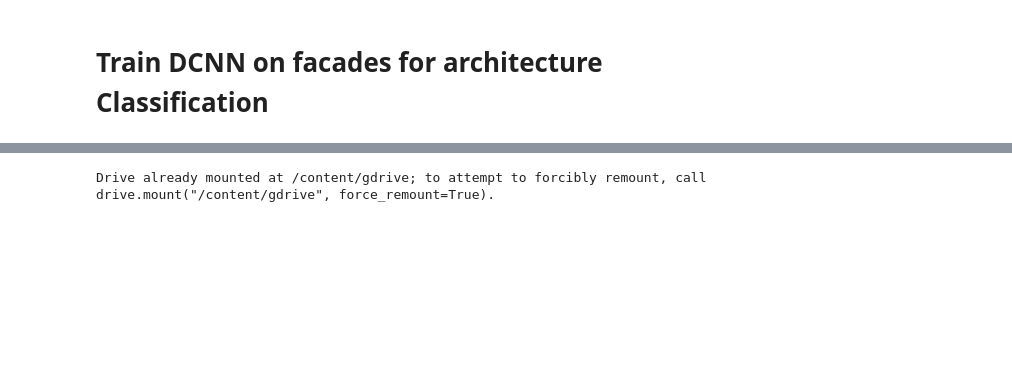
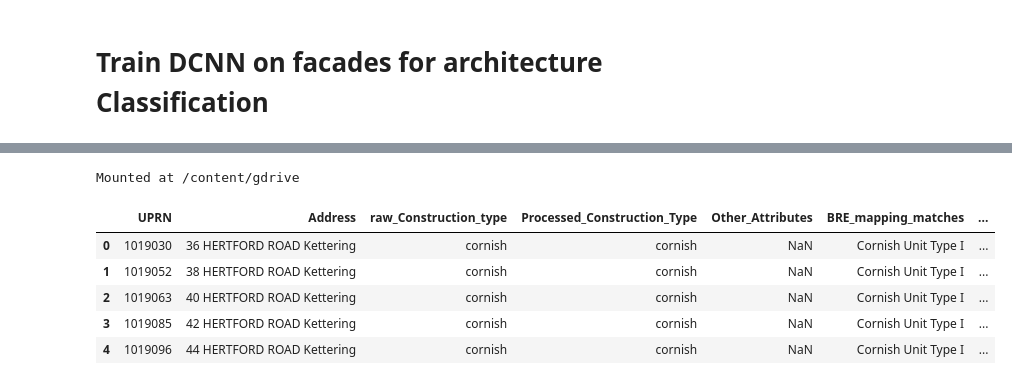
Before and after one commit to graceebc9/Arch_Class, a Jupyter notebook: train_svi.ipynb, the cells around one changed output, grey strips where cells are left out. Drawn from its saved outputs; the diff is of its cells as text; code cells hidden in the pictures; blank space fills up the shorter version.

```diff
--- a/train_svi.ipynb
+++ b/train_svi.ipynb
@@ -79,9 +84,9 @@ import pytorch_lightning as pl
 # %%
 from google.colab import drive
 
-drive.mount('/content/gdrive')
+drive.mount('/content/gdrive', force_remount=True)
 # %% [output]
-Drive already mounted at /content/gdrive; to attempt to forcibly remount, call drive.mount("/content/gdrive", force_remount=True).
+Mounted at /content/gdrive
 # %%
 base_dir = '/content/gdrive/MyDrive'
 
@@ -120,6 +125,20 @@ from typing import Optional
 
 import os
 from torch.utils.data import Dataset, DataLoader, SubsetRandomSampler
+# %%
+
+gdf = pd.read_csv('/content/gdrive/MyDrive/Non_Trads_FOI/data/full_svi/gdf.csv')
+gdf.drop(columns=['Unnamed: 0'], inplace=True)
+# %%
+
+gdf.head()
+# %% [output]
+|  | UPRN | Address | raw_Construction_type | Processed_Construction_Type | Other_Attributes | BRE_mapping_matches | ... |
+| 0 | 1019030 | 36 HERTFORD ROAD Kettering | cornish | cornish | NaN | Cornish Unit Type I | ... |
+| 1 | 1019052 | 38 HERTFORD ROAD Kettering | cornish | cornish | NaN | Cornish Unit Type I | ... |
+| 2 | 1019063 | 40 HERTFORD ROAD Kettering | cornish | cornish | NaN | Cornish Unit Type I | ... |
+| 3 | 1019085 | 42 HERTFORD ROAD Kettering | cornish | cornish | NaN | Cornish Unit Type I | ... |
+| 4 | 1019096 | 44 HERTFORD ROAD Kettering | cornish | cornish | NaN | Cornish Unit Type I | ... |
 # %%
 
 
```
Also changed, not shown: parts of 61 cells of this notebook.
